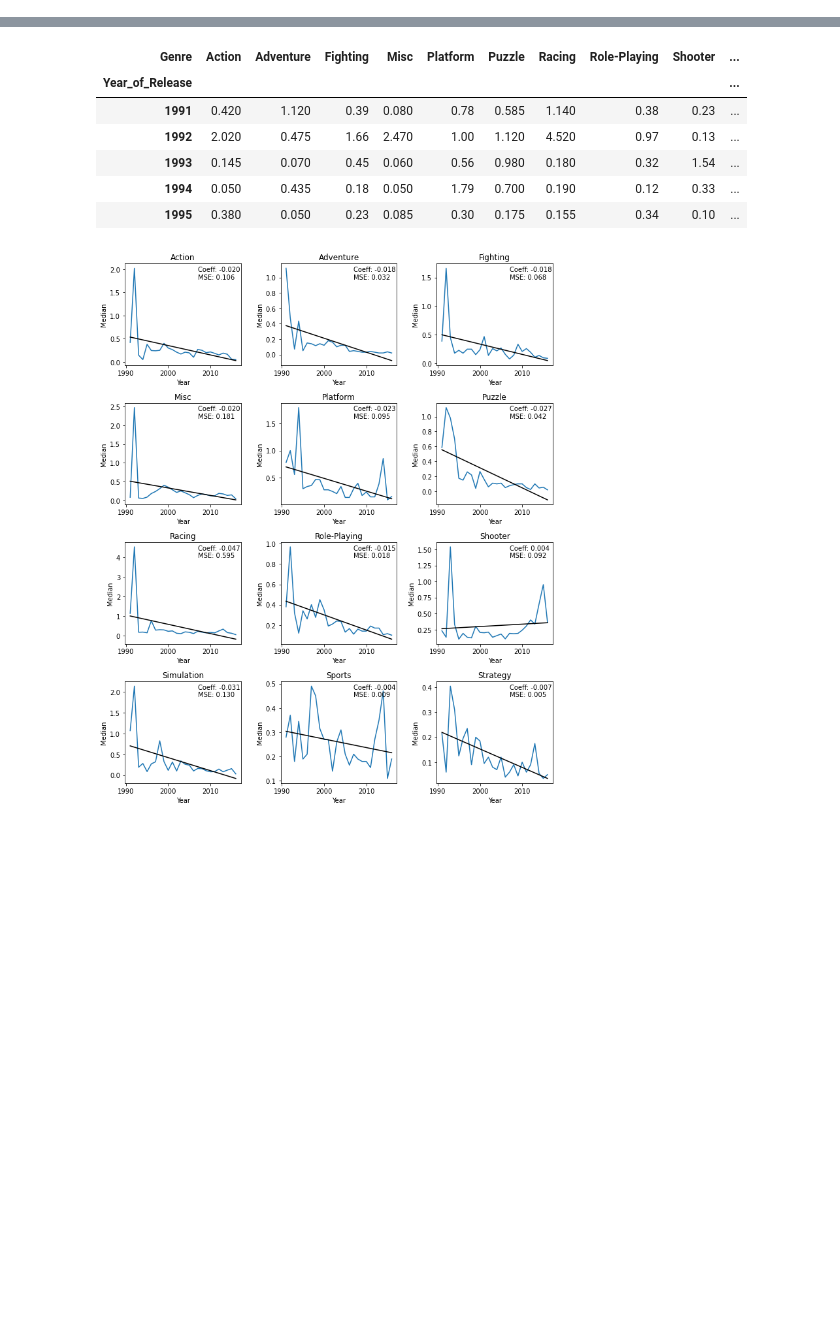
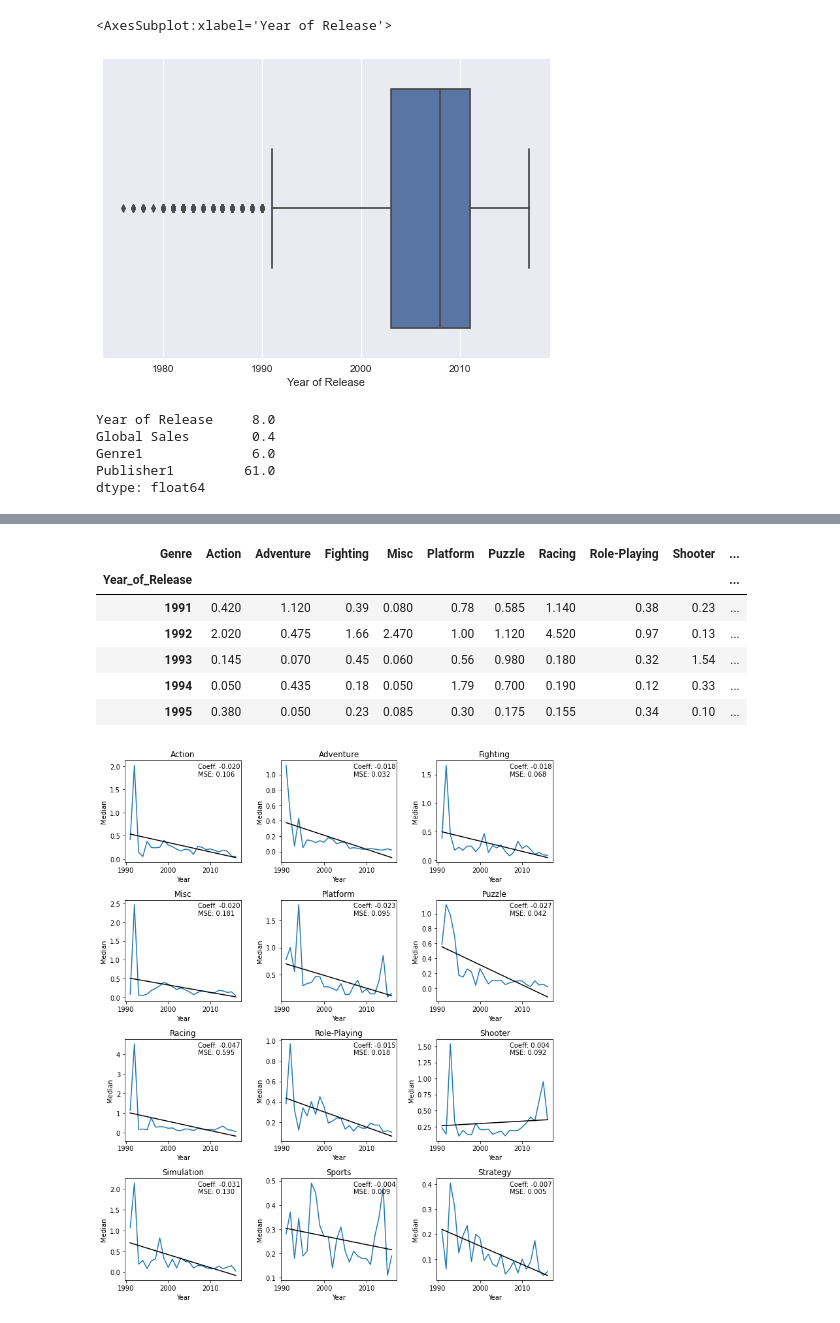
Before and after one commit to ABonc/AI_Capstone_2, a Jupyter notebook: Notebook.ipynb, the cells around one changed output, grey strips where cells are left out. Cells and saved outputs as stored; diff of their text form; code cells hidden in the pictures; blank space fills up the shorter version.

```diff
--- a/Notebook.ipynb
+++ b/Notebook.ipynb
@@ -18,0 +196,16 @@ data.head()
+# %%
+sns.boxplot(x=dataset['Year of Release'])
+# %% [output]
+<AxesSubplot:xlabel='Year of Release'>
+[figure, added]
+# %%
+Q1 = dataset.quantile(0.25)
+Q3 = dataset.quantile(0.75)
+IQR = Q3 - Q1
+print(IQR)
+# %% [output]
+Year of Release     8.0
+Global Sales        0.4
+Genre1              6.0
+Publisher1         61.0
+dtype: float64
```
Also changed, not shown: parts of 53 cells of this notebook.
